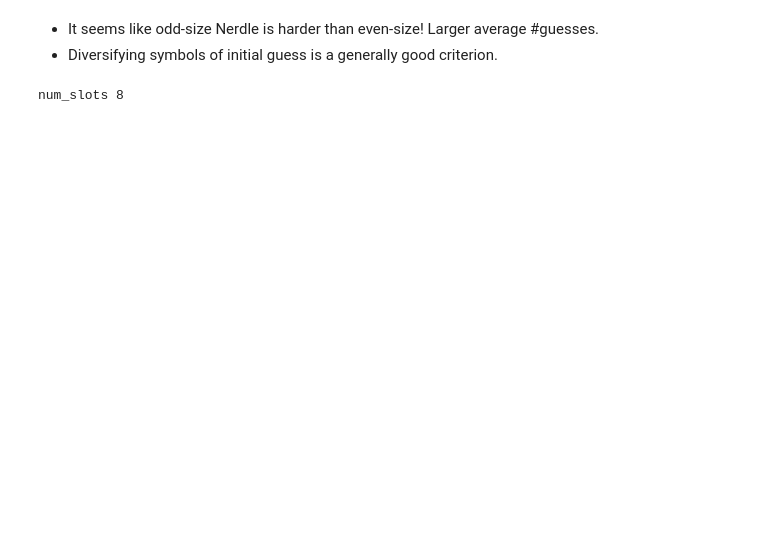
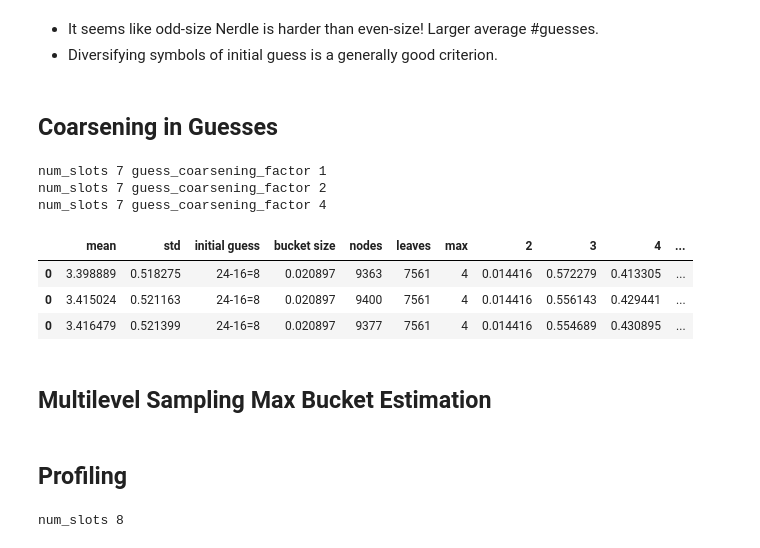
Before and after one commit to orenlivne/nerdle-solver, a Jupyter notebook: game_tree_analysis.ipynb, the cells around one changed output. Drawn from its saved outputs; the diff is of its cells as text; code cells hidden in the pictures; blank space fills up the shorter version.

Commit message:
fixed game analysis. this is a tree analysis that coarsen in both guesses and max bucket estimation.

```diff
--- a/game_tree_analysis.ipynb
+++ b/game_tree_analysis.ipynb
@@ -202,3 +132,51 @@ Wall time: 40.8 s
 # %% [markdown]
 * It seems like odd-size Nerdle is harder than even-size! Larger average #guesses.
 * Diversifying symbols of initial guess is a generally good criterion.
+# %% [markdown]
+## Coarsening in Guesses
+# %%
+def solve_stats(tree, min_num_guesses: int = 2, max_num_guesses: int = 5):
+    tdc = analysis.TreeDepthCalculator(tree)
+    # Distribution of #guesses for all answers.
+    num_guesses = np.array([depth for node, depth in tdc.depth.items() if not node.children]) + 1
+    num_leaves = sum(1 for node in tdc.depth if not node.children)
+    freq = collections.Counter(num_guesses)
+    freq = [freq[k] / num_leaves if k in freq else 0 for k in range(min_num_guesses, max_num_guesses+1)]
+    info = [
+        ("mean", np.mean(num_guesses)),
+        ("std", np.std(num_guesses)),
+        ("initial guess", tree.key[1]),
+        ("bucket size", tree.key[2]),
+        ("nodes", len(tdc.depth)),
+        ("leaves",  num_leaves),
+        ("max",  max(num_guesses)),
+    ] + list(zip(range(min_num_guesses, max_num_guesses+1), freq))
+    return info
+# %%
+info = []
+num_slots = 7
+guess_coarsening_factor_values = (1, 2, 4)
+for guess_coarsening_factor in guess_coarsening_factor_values:
+    print("num_slots", num_slots, "guess_coarsening_factor", guess_coarsening_factor)
+    db_file = "db/nerdle{}.db".format(num_slots)
+    solver_data = nerdle.create_solver_data(num_slots, db_file)
+    t = time.time()
+    tree = analysis.GameTreeBuilder(solver_data).build(guess_coarsening_factor=guess_coarsening_factor)
+    t = time.time() - t
+    #guess_coarsening[num_slots] = tree
+    info.append(solve_stats(tree, min_num_guesses=min_num_guesses, max_num_guesses=max_num_guesses) + \
+        [("time", t), ("num_slots", num_slots), ("guess_coarsening_factor", guess_coarsening_factor)])
+info = pd.concat([pd.DataFrame([[x[1] for x in i]], columns=[x[0] for x in i]) for i in info])
+# %% [output]
+num_slots 7 guess_coarsening_factor 1
+num_slots 7 guess_coarsening_factor 2
+num_slots 7 guess_coarsening_factor 4
+# %%
+info
+# %% [output]
+|  | mean | std | initial guess | bucket size | nodes | leaves | max | 2 | 3 | 4 | ... |
+| 0 | 3.398889 | 0.518275 | 24-16=8 | 0.020897 | 9363 | 7561 | 4 | 0.014416 | 0.572279 | 0.413305 | ... |
+| 0 | 3.415024 | 0.521163 | 24-16=8 | 0.020897 | 9400 | 7561 | 4 | 0.014416 | 0.556143 | 0.429441 | ... |
+| 0 | 3.416479 | 0.521399 | 24-16=8 | 0.020897 | 9377 | 7561 | 4 | 0.014416 | 0.554689 | 0.430895 | ... |
+# %% [markdown]
+## Multilevel Sampling Max Bucket Estimation
@@ -205,3 +202,5 @@ Wall time: 40.8 s
+# %% [markdown]
+## Profiling
 # %%
 num_slots = 8
 print("num_slots", num_slots)
```
Also changed, not shown: parts of 10 cells of this notebook, 3 other files.
